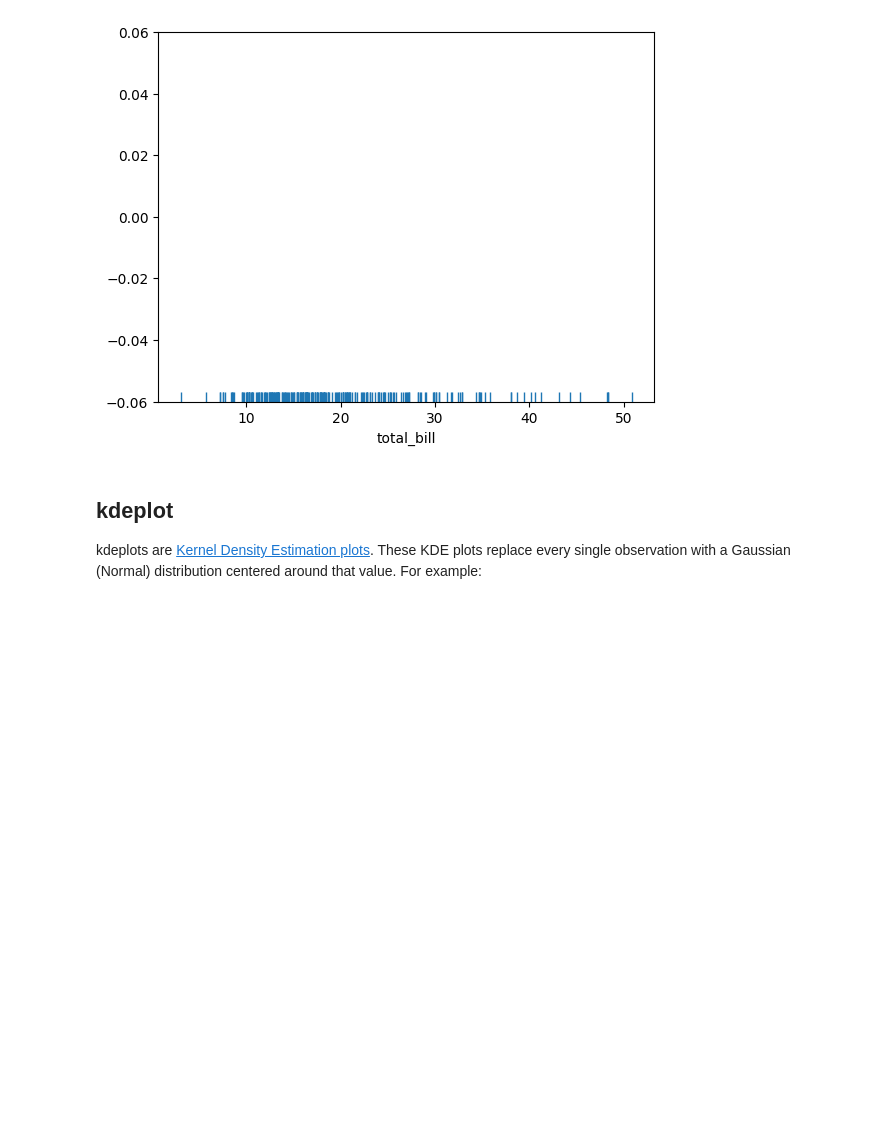
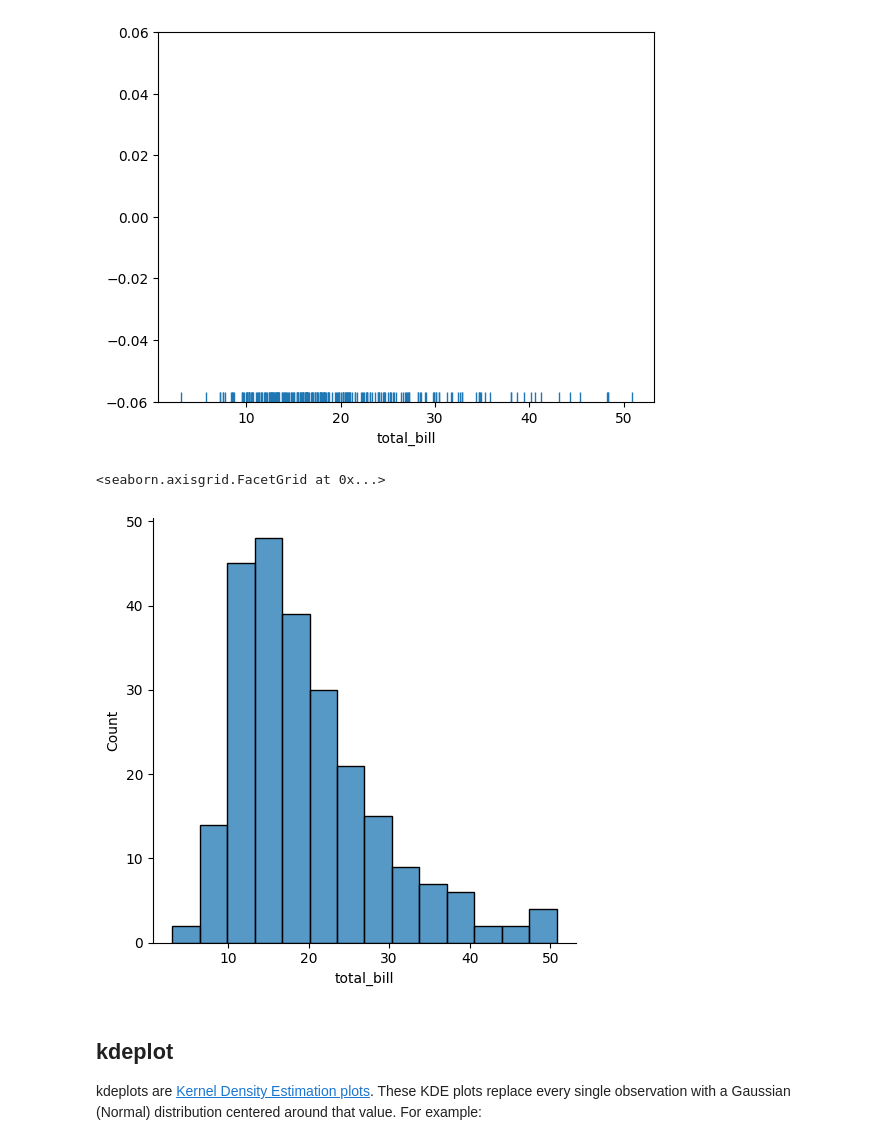
Before and after one commit to Danielcoffee/data_scientist_bootcamp, a Jupyter notebook: 06-Data-Visualization-with-Seaborn/01-Distribution Plots.ipynb, the cells around one changed output. Saved outputs shown, nothing was run; the diff lists cells and outputs as text; code cells hidden in the pictures; blank space fills up the shorter version.

```diff
--- a/06-Data-Visualization-with-Seaborn/01-Distribution Plots.ipynb
+++ b/06-Data-Visualization-with-Seaborn/01-Distribution Plots.ipynb
@@ -149,6 +149,11 @@ sns.rugplot(tips['total_bill'])
 # %% [output]
 <Axes: xlabel='total_bill'>
 [figure]
+# %%
+sns.displot(tips['total_bill'])
+# %% [output]
+<seaborn.axisgrid.FacetGrid at 0x...>
+[figure, added]
 # %% [markdown]
 ## kdeplot
 
```
